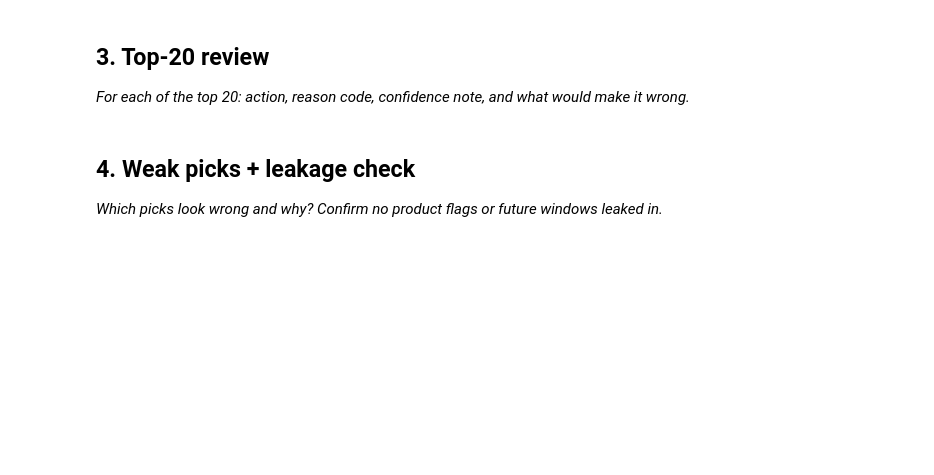
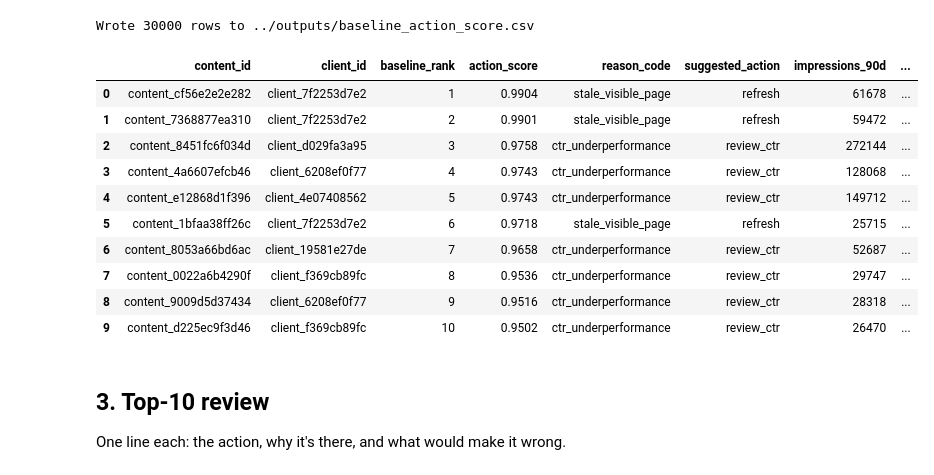
Before and after one commit to Arryan-56/flyrank-ml-internship, a Jupyter notebook: work/notebooks/w04_baseline_score.ipynb, the cells around one changed output. Drawn from its saved outputs; the diff is of its cells as text; code cells hidden in the pictures; blank space fills up the shorter version.

```diff
--- a/work/notebooks/w04_baseline_score.ipynb
+++ b/work/notebooks/w04_baseline_score.ipynb
@@ -22,0 +51,27 @@ This skeleton is yours to fill. Work the sections **in order** — each one has
+# %%
+# --- Signal A: staleness vs. current decline (outcome check only, never a rule input) ---
+tier_order_a = ["0-30", "31-90", "91-180", "181+"]
+signal_a = (
+    df.groupby("freshness_tier")
+      .agg(n=("content_id", "size"),
+           decline_rate=("trend_direction", lambda s: (s == "down").mean()))
+      .reindex(tier_order_a)
+      .round(3)
+)
+print("SIGNAL A: freshness_tier vs. share currently trending down")
+print(signal_a)
+print()
+
+# --- Signal B: position tier vs. click-weighted CTR ---
+has_position = df[df["avg_position"] > 0].copy()
+tier_order_b = ["top_3", "page_1", "striking", "page_3_5", "deep"]
+signal_b = (
+    has_position.groupby("position_tier")
+      .agg(n=("content_id", "size"),
+           total_clicks=("clicks_90d", "sum"),
+           total_impressions=("impressions_90d", "sum"))
+      .reindex(tier_order_b)
+)
+signal_b["weighted_ctr_pct"] = (signal_b["total_clicks"] / signal_b["total_impressions"] * 100).round(3)
+print("SIGNAL B: position_tier vs. click-weighted CTR (%)")
+print(signal_b[["n", "weighted_ctr_pct"]])
@@ -23,4 +197,35 @@ This skeleton is yours to fill. Work the sections **in order** — each one has
+# %%
+import os
+
+output_cols = [
+    "content_id", "client_id", "baseline_rank", "action_score",
+    "reason_code", "suggested_action",
+    "impressions_90d", "clicks_90d", "ctr", "avg_position", "position_tier",
+    "days_since_last_update", "freshness_tier", "tier_ctr_benchmark",
+]
+
+out = work[output_cols].sort_values("baseline_rank").reset_index(drop=True)
+
+os.makedirs("../outputs", exist_ok=True)
+out_path = "../outputs/baseline_action_score.csv"
+out.to_csv(out_path, index=False)
+
+print(f"Wrote {len(out)} rows to {out_path}")
+out.head(10)
+# %% [output]
+Wrote 30000 rows to ../outputs/baseline_action_score.csv
+|  | content_id | client_id | baseline_rank | action_score | reason_code | suggested_action | impressions_90d | ... |
+| 0 | content_cf56e2e2e282 | client_7f2253d7e2 | 1 | 0.9904 | stale_visible_page | refresh | 61678 | ... |
+| 1 | content_7368877ea310 | client_7f2253d7e2 | 2 | 0.9901 | stale_visible_page | refresh | 59472 | ... |
+| 2 | content_8451fc6f034d | client_d029fa3a95 | 3 | 0.9758 | ctr_underperformance | review_ctr | 272144 | ... |
+| 3 | content_4a6607efcb46 | client_6208ef0f77 | 4 | 0.9743 | ctr_underperformance | review_ctr | 128068 | ... |
+| 4 | content_e12868d1f396 | client_4e07408562 | 5 | 0.9743 | ctr_underperformance | review_ctr | 149712 | ... |
+| 5 | content_1bfaa38ff26c | client_7f2253d7e2 | 6 | 0.9718 | stale_visible_page | refresh | 25715 | ... |
+| 6 | content_8053a66bd6ac | client_19581e27de | 7 | 0.9658 | ctr_underperformance | review_ctr | 52687 | ... |
+| 7 | content_0022a6b4290f | client_f369cb89fc | 8 | 0.9536 | ctr_underperformance | review_ctr | 29747 | ... |
+| 8 | content_9009d5d37434 | client_6208ef0f77 | 9 | 0.9516 | ctr_underperformance | review_ctr | 28318 | ... |
+| 9 | content_d225ec9f3d46 | client_f369cb89fc | 10 | 0.9502 | ctr_underperformance | review_ctr | 26470 | ... |
 # %% [markdown]
-## 3. Top-20 review
+## 3. Top-10 review
 
-*For each of the top 20: action, reason code, confidence note, and what would make it wrong.*
+One line each: the action, why it's there, and what would make it wrong.
@@ -30,4 +231,0 @@ This skeleton is yours to fill. Work the sections **in order** — each one has
-# %% [markdown]
-## 4. Weak picks + leakage check
-
-*Which picks look wrong and why? Confirm no product flags or future windows leaked in.*
```
Also changed, not shown: parts of 19 cells of this notebook.
